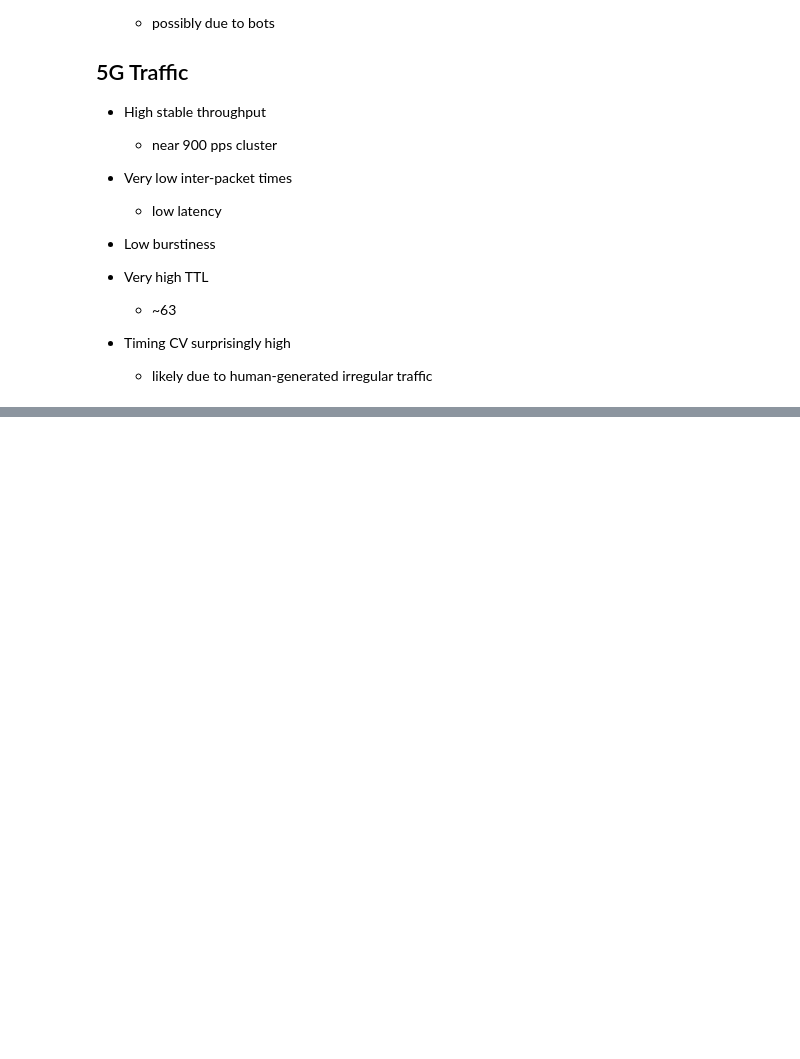
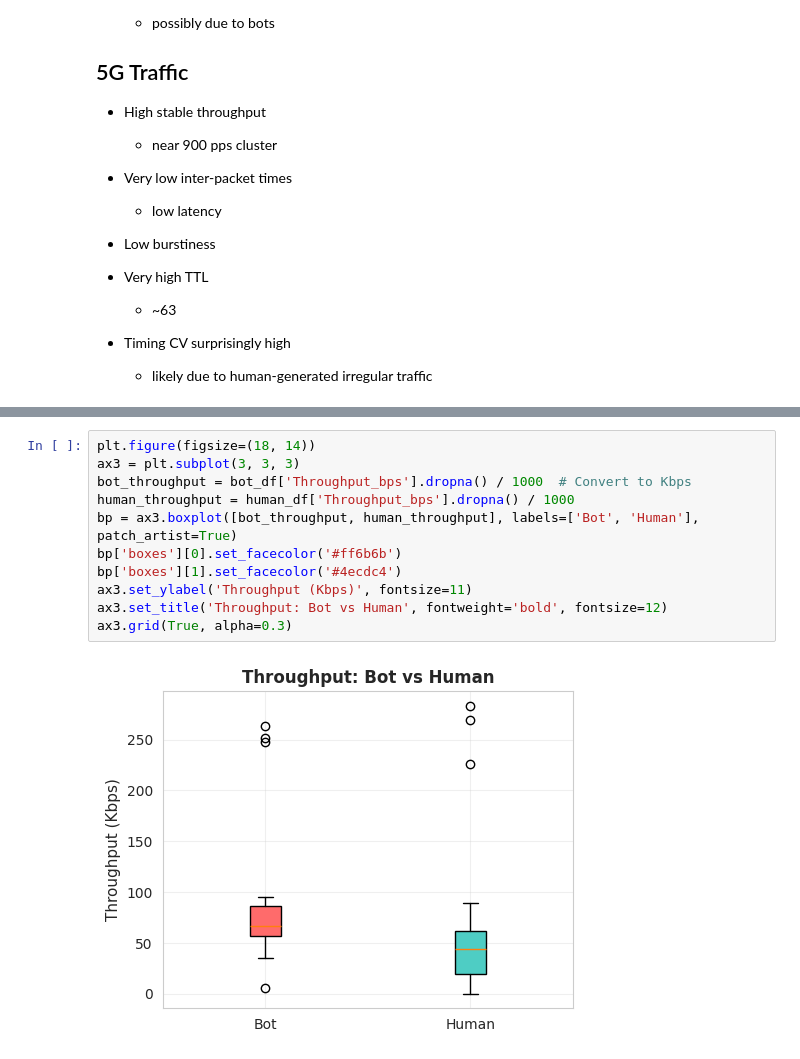
Before and after one commit to carissabb/Bot-Busters-Capstone, a Jupyter notebook: BotBusterDataViz.ipynb, the cells around one changed output, grey strips where cells are left out. Saved outputs shown, nothing was run; the diff lists cells and outputs as text; blank space fills up the shorter version.

```diff
--- a/BotBusterDataViz.ipynb
+++ b/BotBusterDataViz.ipynb
@@ -286,0 +376,13 @@ plt.show()
+# %%
+plt.figure(figsize=(18, 14))
+ax3 = plt.subplot(3, 3, 3)
+bot_throughput = bot_df['Throughput_bps'].dropna() / 1000  # Convert to Kbps
+human_throughput = human_df['Throughput_bps'].dropna() / 1000
+bp = ax3.boxplot([bot_throughput, human_throughput], labels=['Bot', 'Human'], patch_artist=True)
+bp['boxes'][0].set_facecolor('#ff6b6b')
+bp['boxes'][1].set_facecolor('#4ecdc4')
+ax3.set_ylabel('Throughput (Kbps)', fontsize=11)
+ax3.set_title('Throughput: Bot vs Human', fontweight='bold', fontsize=12)
+ax3.grid(True, alpha=0.3)
+# %% [output]
+[figure, added]
```
Also changed, not shown: parts of 19 cells of this notebook.
